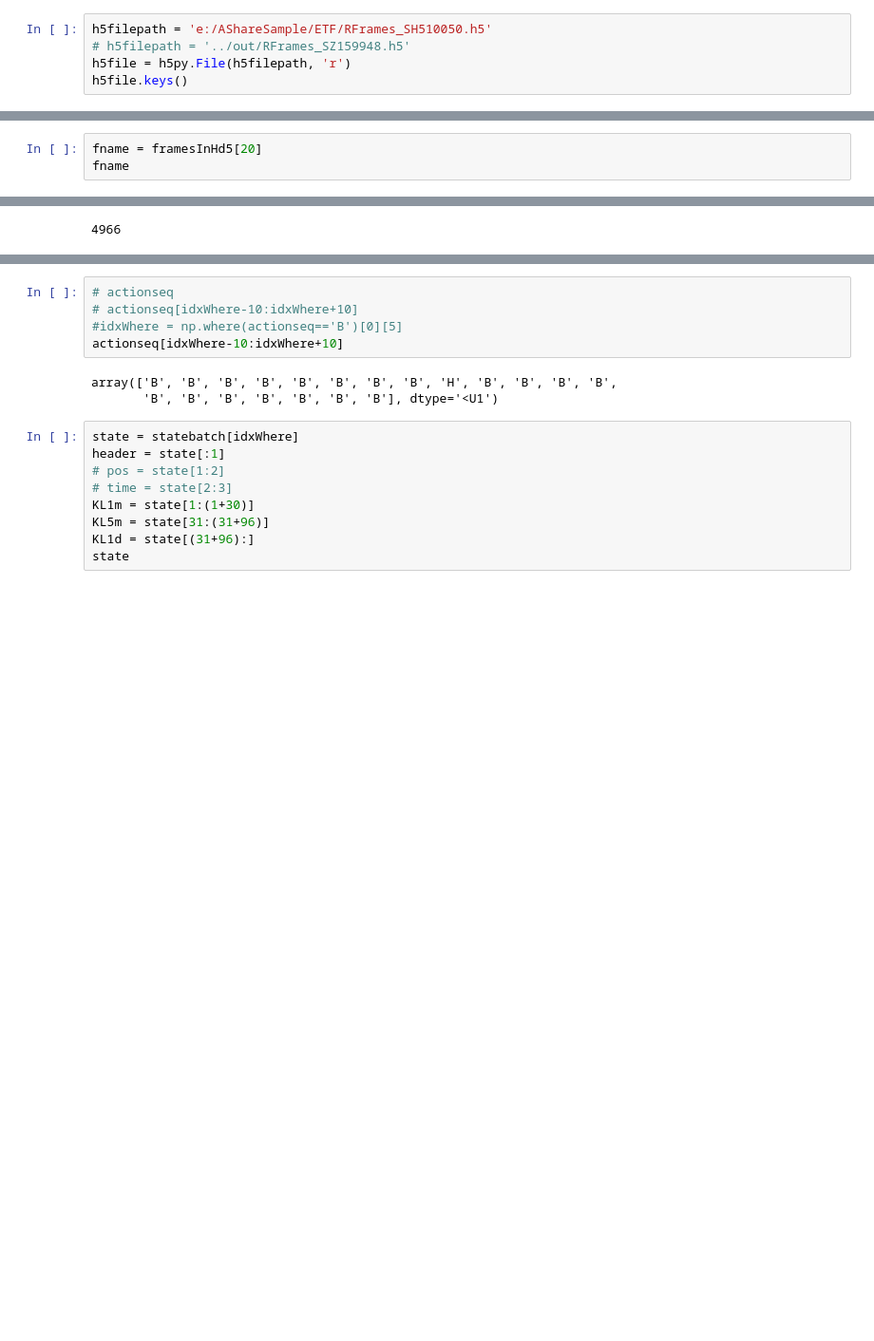
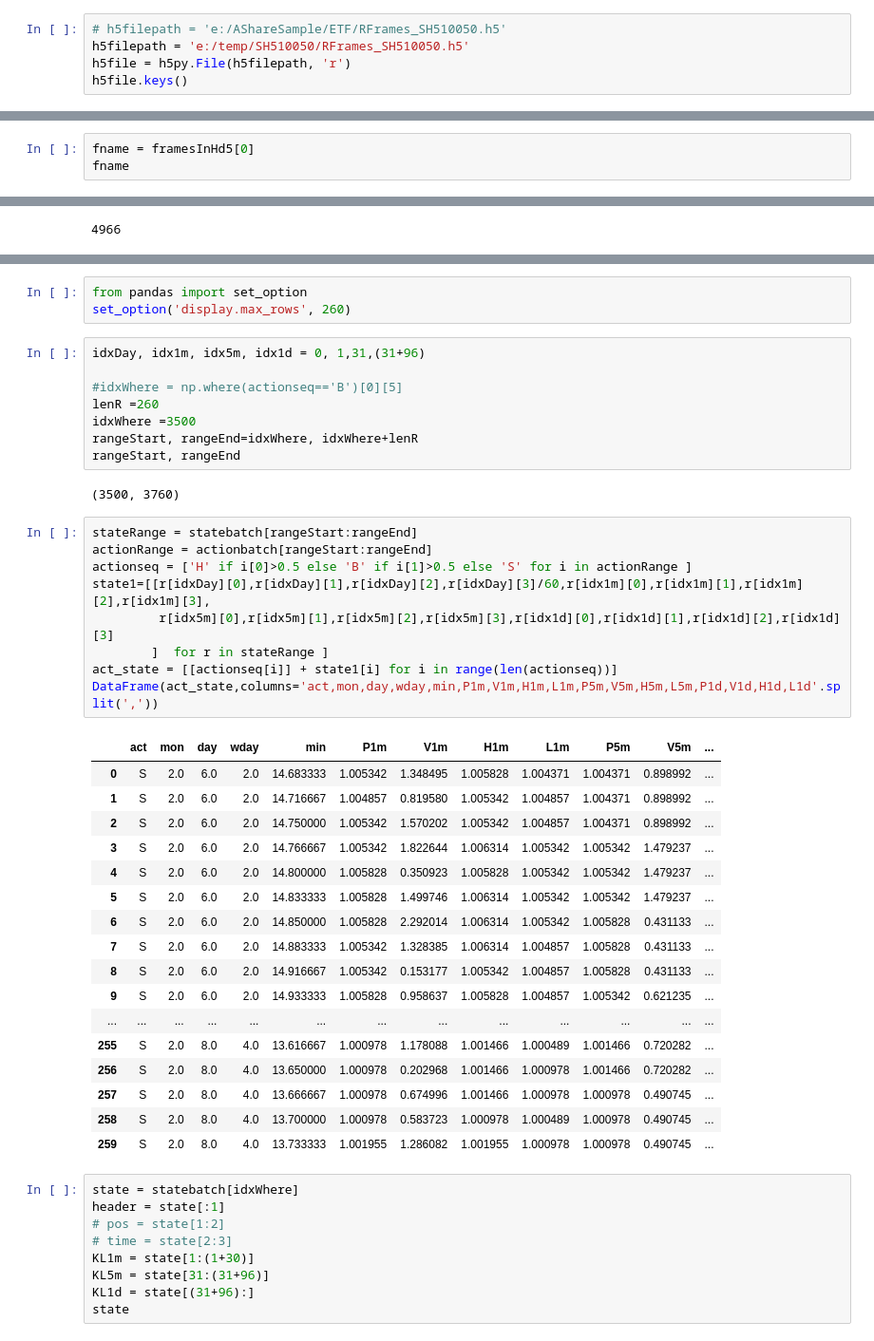
Before and after one commit to syscheme/HyperPixiu, a Jupyter notebook: notebooks/ReplayFrame.ipynb, the cells around one changed output, grey strips where cells are left out. Shown: that part at 95% size. Drawn from its saved outputs; the diff is of its cells as text; blank space fills up the shorter version.

```diff
--- a/notebooks/ReplayFrame.ipynb
+++ b/notebooks/ReplayFrame.ipynb
@@ -4,8 +4,8 @@ import h5py, tarfile
 import numpy as np
 from pandas import Series, DataFrame
 # %%
-h5filepath = 'e:/AShareSample/ETF/RFrames_SH510050.h5'
-# h5filepath = '../out/RFrames_SZ159948.h5'
+# h5filepath = 'e:/AShareSample/ETF/RFrames_SH510050.h5'
+h5filepath = 'e:/temp/SH510050/RFrames_SH510050.h5'
 h5file = h5py.File(h5filepath, 'r')
 h5file.keys()
 # %% [output]
@@ -42,4 +42,4 @@ framesInHd5
 # %%
-fname = framesInHd5[20]
+fname = framesInHd5[0]
 fname
 # %% [output]
@@ -89,14 +108,46 @@ array([5.0000000e-01, 5.0000000e-01, 5.0000000e-01, 5.0000000e-01,
        9.9999998e-03, 1.0000000e-01, 1.0000000e-01, 1.0000000e-01,
        1.0000000e-01, 9.9999998e-03, 9.9999998e-03, 9.9999998e-03,
        1.0000000e-01, 1.0000000e-01], dtype=float32)
-# %%
-# actionseq
-# actionseq[idxWhere-10:idxWhere+10]
-#idxWhere = np.where(actionseq=='B')[0][5]
-actionseq[idxWhere-10:idxWhere+10]
-# %% [output]
-array(['B', 'B', 'B', 'B', 'B', 'B', 'B', 'B', 'H', 'B', 'B', 'B', 'B',
-       'B', 'B', 'B', 'B', 'B', 'B', 'B'], dtype='<U1')
+# %%
+from pandas import set_option
+set_option('display.max_rows', 260)
+# %%
+idxDay, idx1m, idx5m, idx1d = 0, 1,31,(31+96)
+
+#idxWhere = np.where(actionseq=='B')[0][5]
+lenR =260
+idxWhere =3500
+rangeStart, rangeEnd=idxWhere, idxWhere+lenR
+rangeStart, rangeEnd
+# %% [output]
+(3500, 3760)
+# %%
+stateRange = statebatch[rangeStart:rangeEnd]
+actionRange = actionbatch[rangeStart:rangeEnd]
+actionseq = ['H' if i[0]>0.5 else 'B' if i[1]>0.5 else 'S' for i in actionRange ]
+state1=[[r[idxDay][0],r[idxDay][1],r[idxDay][2],r[idxDay][3]/60,r[idx1m][0],r[idx1m][1],r[idx1m][2],r[idx1m][3],
+         r[idx5m][0],r[idx5m][1],r[idx5m][2],r[idx5m][3],r[idx1d][0],r[idx1d][1],r[idx1d][2],r[idx1d][3]
+        ]  for r in stateRange ]
+act_state = [[actionseq[i]] + state1[i] for i in range(len(actionseq))]
+DataFrame(act_state,columns='act,mon,day,wday,min,P1m,V1m,H1m,L1m,P5m,V5m,H5m,L5m,P1d,V1d,H1d,L1d'.split(','))
+# %% [output]
+|  | act | mon | day | wday | min | P1m | V1m | H1m | L1m | P5m | V5m | ... |
+| 0 | S | 2.0 | 6.0 | 2.0 | 14.683333 | 1.005342 | 1.348495 | 1.005828 | 1.004371 | 1.004371 | 0.898992 | ... |
+| 1 | S | 2.0 | 6.0 | 2.0 | 14.716667 | 1.004857 | 0.819580 | 1.005342 | 1.004857 | 1.004371 | 0.898992 | ... |
+| 2 | S | 2.0 | 6.0 | 2.0 | 14.750000 | 1.005342 | 1.570202 | 1.005342 | 1.004857 | 1.004371 | 0.898992 | ... |
+| 3 | S | 2.0 | 6.0 | 2.0 | 14.766667 | 1.005342 | 1.822644 | 1.006314 | 1.005342 | 1.005342 | 1.479237 | ... |
+| 4 | S | 2.0 | 6.0 | 2.0 | 14.800000 | 1.005828 | 0.350923 | 1.005828 | 1.005342 | 1.005342 | 1.479237 | ... |
+| 5 | S | 2.0 | 6.0 | 2.0 | 14.833333 | 1.005828 | 1.499746 | 1.006314 | 1.005342 | 1.005342 | 1.479237 | ... |
+| 6 | S | 2.0 | 6.0 | 2.0 | 14.850000 | 1.005828 | 2.292014 | 1.006314 | 1.005342 | 1.005828 | 0.431133 | ... |
+| 7 | S | 2.0 | 6.0 | 2.0 | 14.883333 | 1.005342 | 1.328385 | 1.006314 | 1.004857 | 1.005828 | 0.431133 | ... |
+| 8 | S | 2.0 | 6.0 | 2.0 | 14.916667 | 1.005342 | 0.153177 | 1.005342 | 1.004857 | 1.005828 | 0.431133 | ... |
+| 9 | S | 2.0 | 6.0 | 2.0 | 14.933333 | 1.005828 | 0.958637 | 1.005828 | 1.004857 | 1.005342 | 0.621235 | ... |
+| ... | ... | ... | ... | ... | ... | ... | ... | ... | ... | ... | ... | ... |
+| 255 | S | 2.0 | 8.0 | 4.0 | 13.616667 | 1.000978 | 1.178088 | 1.001466 | 1.000489 | 1.001466 | 0.720282 | ... |
+| 256 | S | 2.0 | 8.0 | 4.0 | 13.650000 | 1.000978 | 0.202968 | 1.001466 | 1.000978 | 1.001466 | 0.720282 | ... |
+| 257 | S | 2.0 | 8.0 | 4.0 | 13.666667 | 1.000978 | 0.674996 | 1.001466 | 1.000978 | 1.000978 | 0.490745 | ... |
+| 258 | S | 2.0 | 8.0 | 4.0 | 13.700000 | 1.000978 | 0.583723 | 1.000978 | 1.000489 | 1.000978 | 0.490745 | ... |
+| 259 | S | 2.0 | 8.0 | 4.0 | 13.733333 | 1.001955 | 1.286082 | 1.001955 | 1.000978 | 1.000978 | 0.490745 | ... |
 # %%
 state = statebatch[idxWhere]
 header = state[:1]
```
Also changed, not shown: parts of 4 cells of this notebook, 1 other file.
